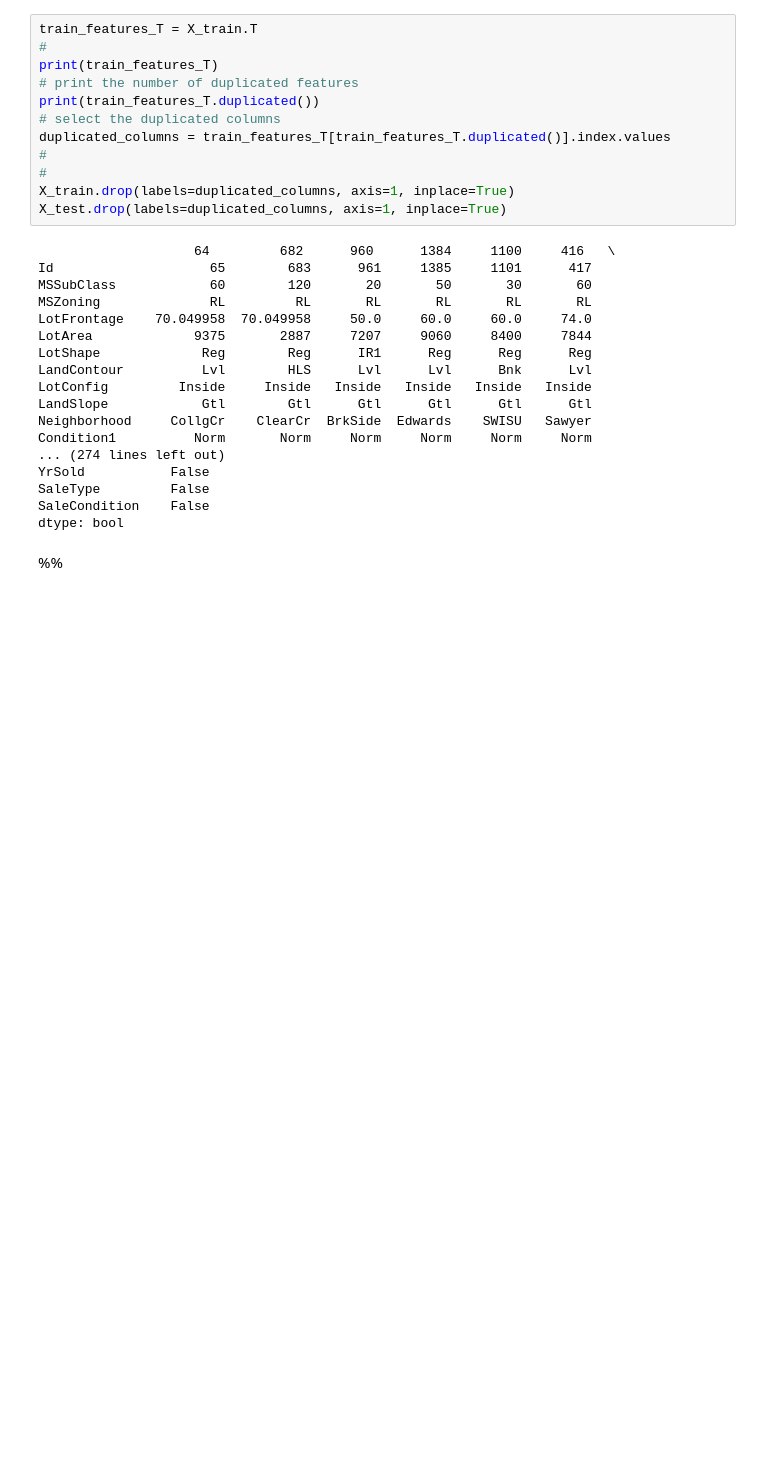
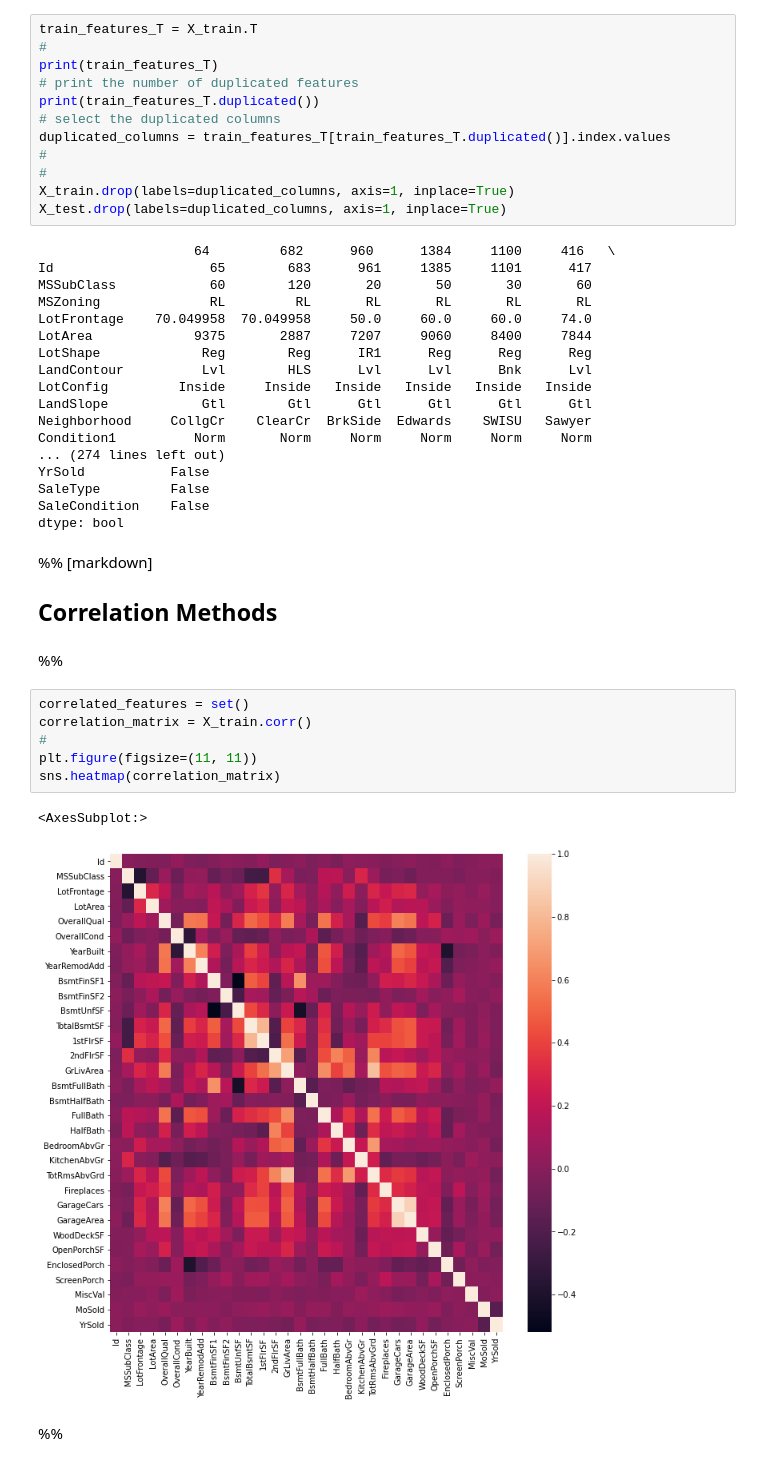
Before and after one commit to vyalla/ML_FeatureSelection, a Jupyter notebook: FilterMethods.ipynb, the cells around one changed output. Saved outputs shown, nothing was run; the diff lists cells and outputs as text; blank space fills up the shorter version.

```diff
--- a/FilterMethods.ipynb
+++ b/FilterMethods.ipynb
@@ -246,5 +246,19 @@ YrSold           False
 SaleType         False
 SaleCondition    False
 dtype: bool
+# %% [markdown]
+%% [markdown]<br>
+## Correlation Methods
 # %% [markdown]
 %%
+# %%
+correlated_features = set()
+correlation_matrix = X_train.corr()
+#
+plt.figure(figsize=(11, 11))
+sns.heatmap(correlation_matrix)
+# %% [output]
+<AxesSubplot:>
+[figure, added]
+# %% [markdown]
+%%
```
Also changed, not shown: parts of 5 cells of this notebook, 1 other file.
